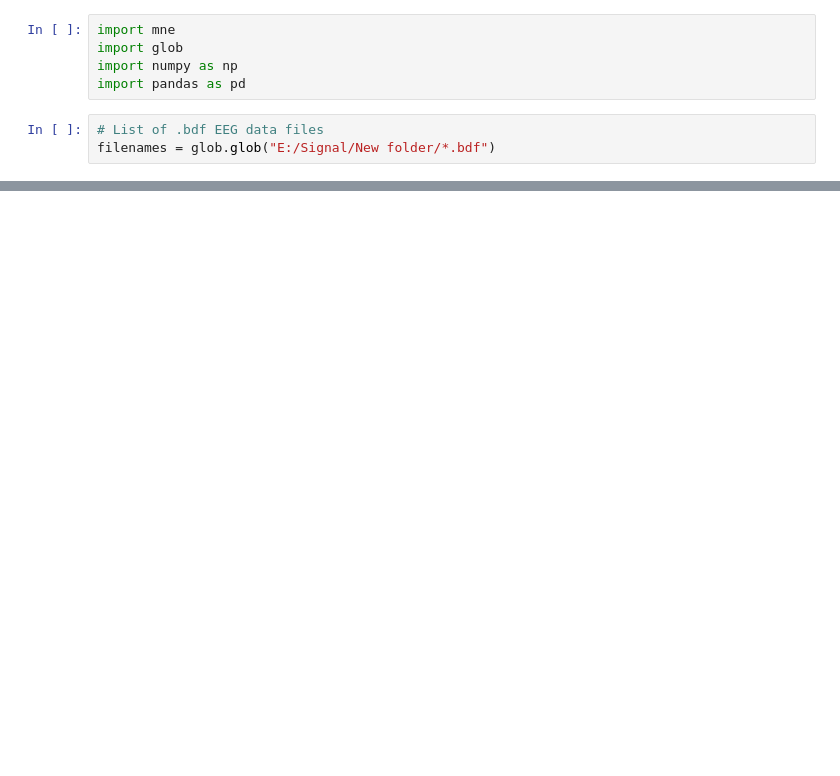
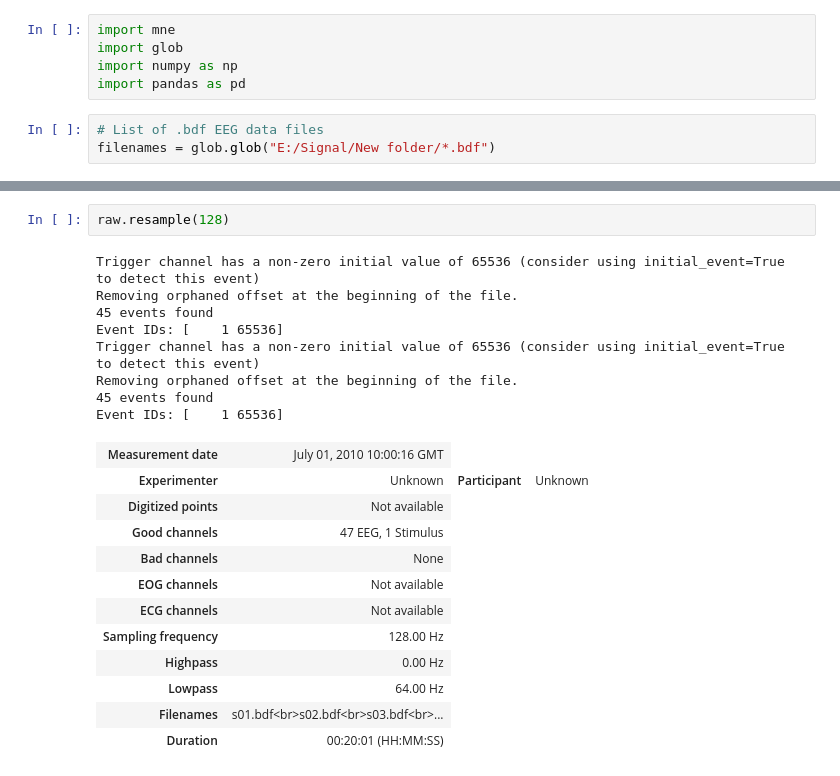
Before and after one commit to ankitmishra2232/EEG_signal_processing_using_ML, a Jupyter notebook: data reading and preprocessing.ipynb, the cells around one changed output, grey strips where cells are left out. Drawn from its saved outputs; the diff is of its cells as text; blank space fills up the shorter version.

```diff
--- a/data reading and preprocessing.ipynb
+++ b/data reading and preprocessing.ipynb
@@ -243,0 +249,23 @@ NameError: name 'raw_concatenated' is not defined
+# %%
+raw.resample(128)
+# %% [output]
+Trigger channel has a non-zero initial value of 65536 (consider using initial_event=True to detect this event)
+Removing orphaned offset at the beginning of the file.
+45 events found
+Event IDs: [    1 65536]
+Trigger channel has a non-zero initial value of 65536 (consider using initial_event=True to detect this event)
+Removing orphaned offset at the beginning of the file.
+45 events found
+Event IDs: [    1 65536]
+| Measurement date | July 01, 2010 10:00:16 GMT |
+| Experimenter | Unknown | Participant | Unknown |
+| Digitized points | Not available |
+| Good channels | 47 EEG, 1 Stimulus |
+| Bad channels | None |
+| EOG channels | Not available |
+| ECG channels | Not available |
+| Sampling frequency | 128.00 Hz |
+| Highpass | 0.00 Hz |
+| Lowpass | 64.00 Hz |
+| Filenames | s01.bdf<br>s02.bdf<br>s03.bdf<br>... |
+| Duration | 00:20:01 (HH:MM:SS) |
```
Also changed, not shown: parts of 15 cells of this notebook.
